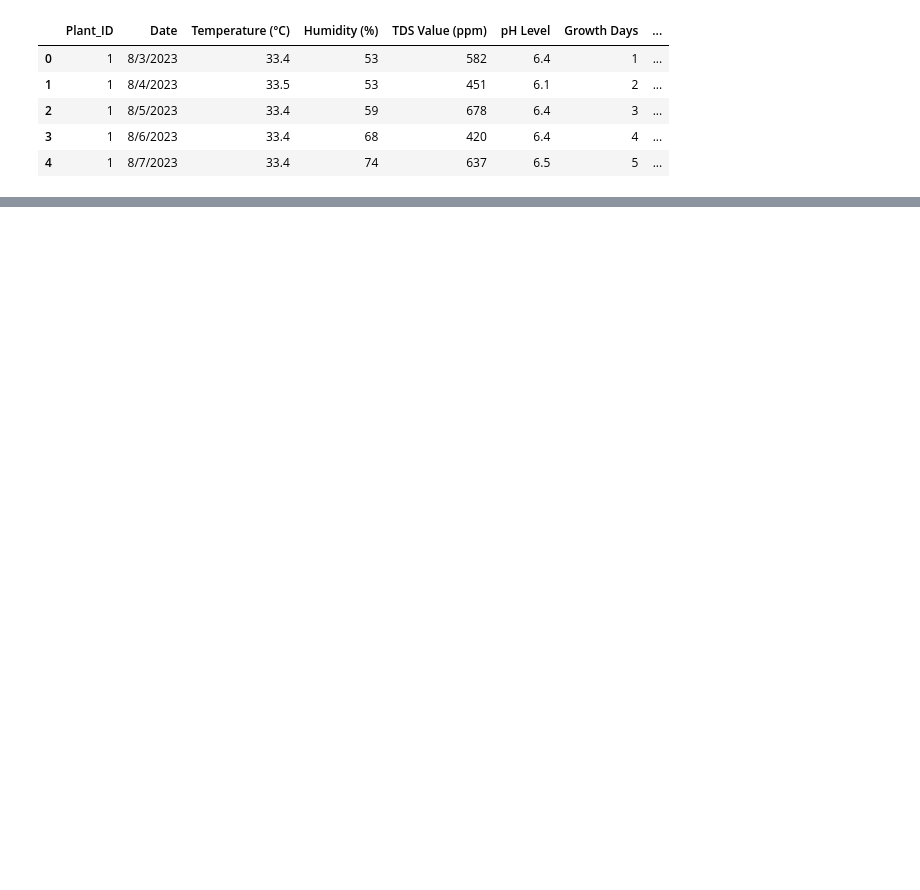
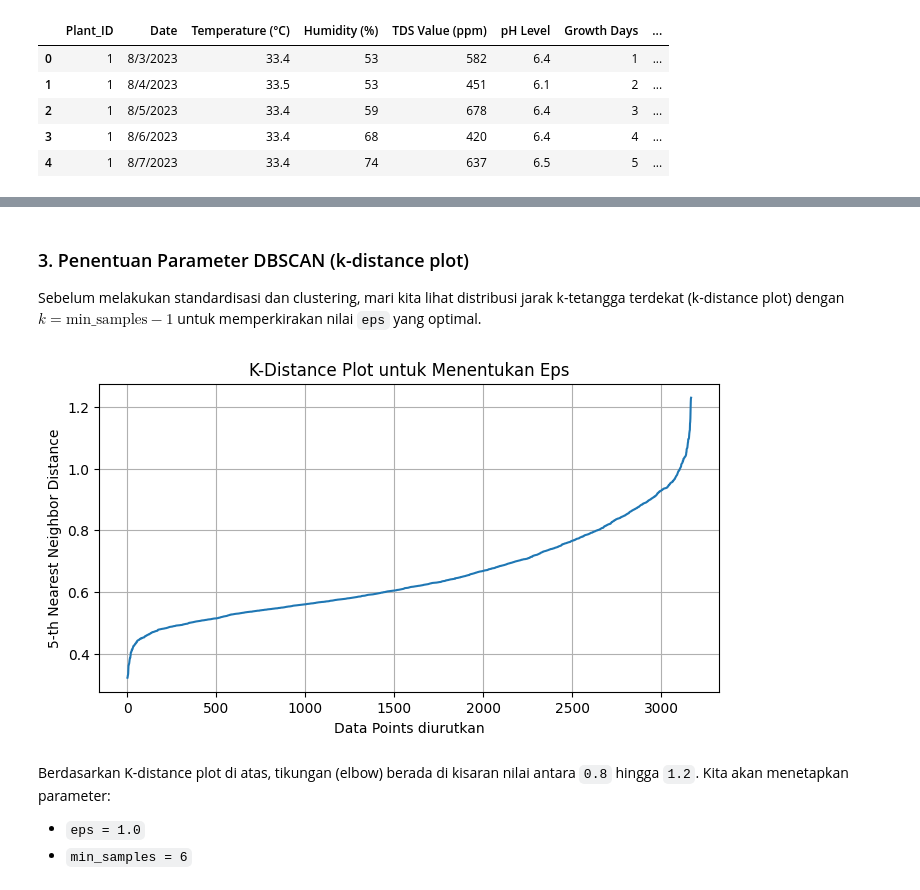
Before and after one commit to Yahya1805/machine-learning_2026, a Jupyter notebook: Percobaan_Klarterisasi_KUIZ.ipynb, the cells around one changed output, grey strips where cells are left out. Drawn from its saved outputs; the diff is of its cells as text; code cells hidden in the pictures; blank space fills up the shorter version.

Commit message:
Percobaan pbl dibagian saya yaitu clustering dbscan dataset nya dibagi jadi: 1. full data 2. 80% data 3. 30% data 4. 50% data

```diff
--- a/Percobaan_Klarterisasi_KUIZ.ipynb
+++ b/Percobaan_Klarterisasi_KUIZ.ipynb
@@ -18,0 +61,5 @@ df.head()
+# %%
+features = ['Temperature (°C)', 'Humidity (%)', 'TDS Value (ppm)', 'pH Level', 'Growth Days']
+X_raw = df[features].copy()
+print("Fitur yang digunakan untuk clustering:")
+display(X_raw.head())
@@ -18,0 +74,36 @@ df.head()
+# %% [markdown]
+### 3. Penentuan Parameter DBSCAN (k-distance plot)
+Sebelum melakukan standardisasi dan clustering, mari kita lihat distribusi jarak k-tetangga terdekat (k-distance plot) dengan $k = \text{min\_samples} - 1$ untuk memperkirakan nilai `eps` yang optimal.
+# %%
+from sklearn.preprocessing import StandardScaler
+from sklearn.neighbors import NearestNeighbors
+import numpy as np
+import matplotlib.pyplot as plt
+
+# Standardisasi fitur
+scaler = StandardScaler()
+X_scaled_full = scaler.fit_transform(X_raw)
+
+# Menggunakan min_samples = 6
+min_samples_val = 6
+
+neighbors = NearestNeighbors(n_neighbors=min_samples_val)
+neighbors_fit = neighbors.fit(X_scaled_full)
+distances, indices = neighbors_fit.kneighbors(X_scaled_full)
+
+# Urutkan jarak terdekat
+distances = np.sort(distances[:, min_samples_val-1], axis=0)
+
+plt.figure(figsize=(8, 4))
+plt.plot(distances)
+plt.title("K-Distance Plot untuk Menentukan Eps")
+plt.xlabel("Data Points diurutkan")
+plt.ylabel(f"{min_samples_val-1}-th Nearest Neighbor Distance")
+plt.grid(True)
+plt.show()
+# %% [output]
+[figure, added]
+# %% [markdown]
+Berdasarkan K-distance plot di atas, tikungan (elbow) berada di kisaran nilai antara `0.8` hingga `1.2`. Kita akan menetapkan parameter:
+- `eps = 1.0`
+- `min_samples = 6`
```
Also changed, not shown: parts of 17 cells of this notebook.
